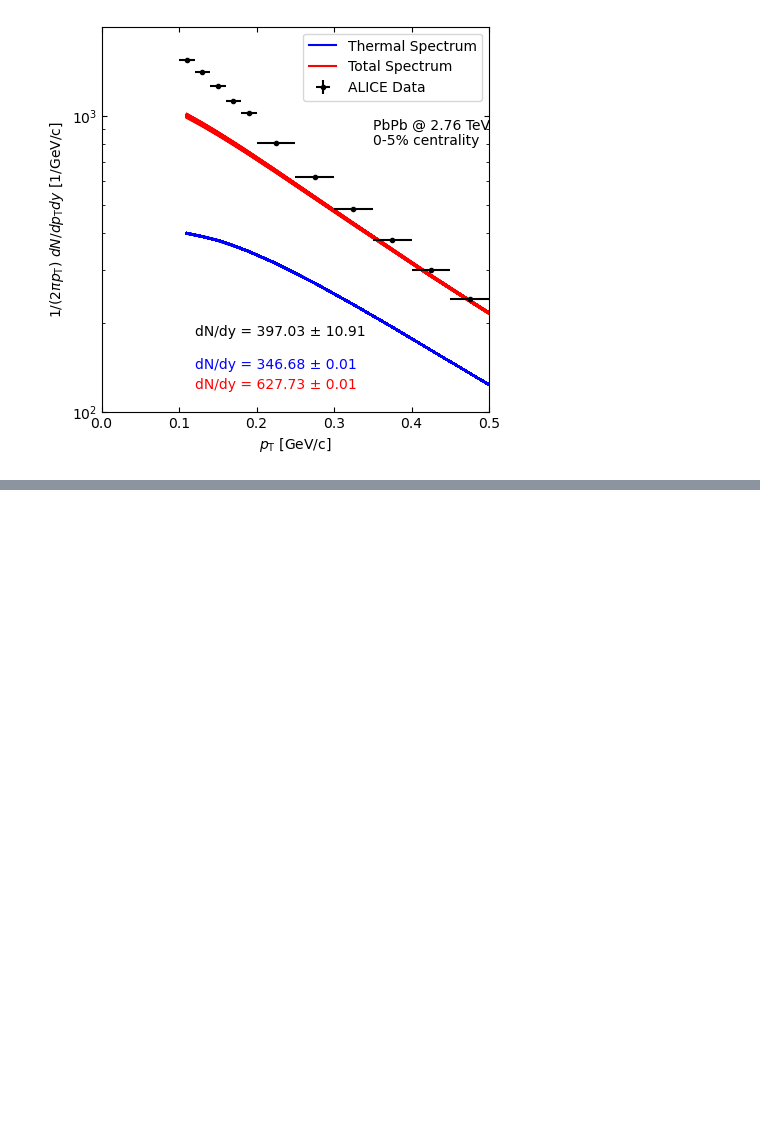
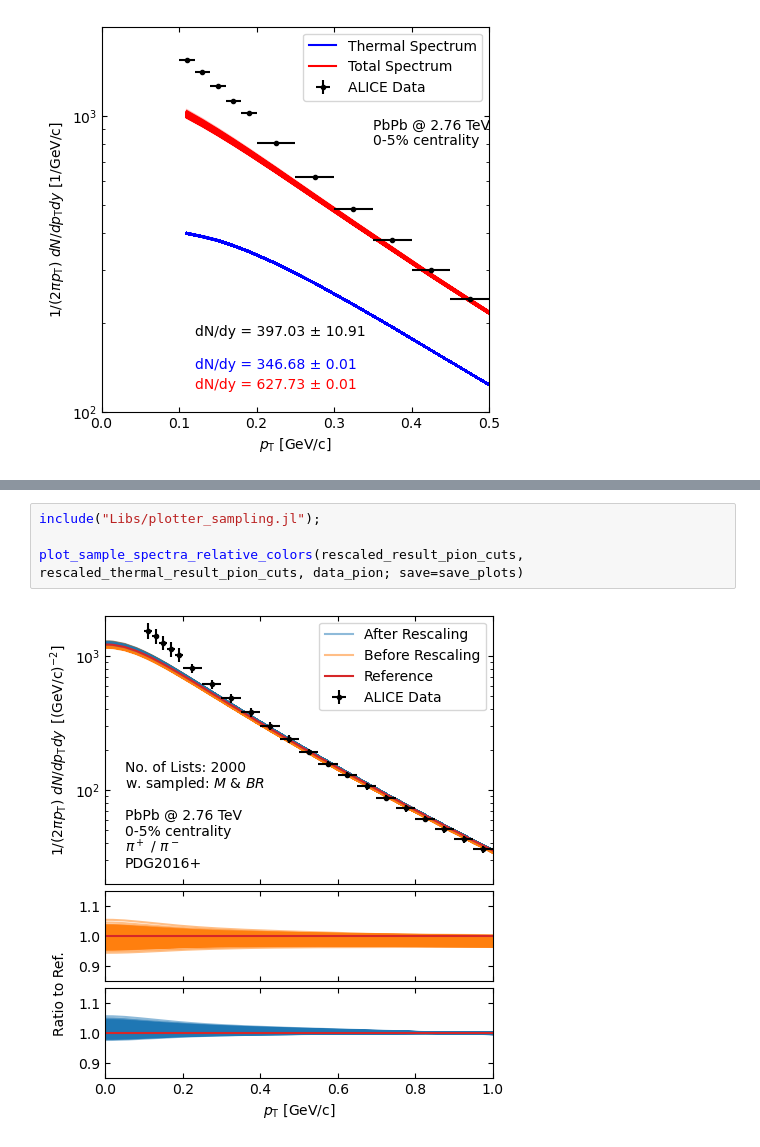
Before and after one commit to Claitos/PionExcessStudy, a Jupyter notebook: sampling_study_PbPb276.ipynb, the cells around one changed output, grey strips where cells are left out. Drawn from its saved outputs; the diff is of its cells as text; blank space fills up the shorter version.

```diff
--- a/sampling_study_PbPb276.ipynb
+++ b/sampling_study_PbPb276.ipynb
@@ -202,0 +243,6 @@ Suggestion: check for spelling errors or missing imports.
+# %%
+include("Libs/plotter_sampling.jl");
+
+plot_sample_spectra_relative_colors(rescaled_result_pion_cuts, rescaled_thermal_result_pion_cuts, data_pion; save=save_plots)
+# %% [output]
+[figure, added]
```
Also changed, not shown: parts of 7 cells of this notebook, 5 other files.
